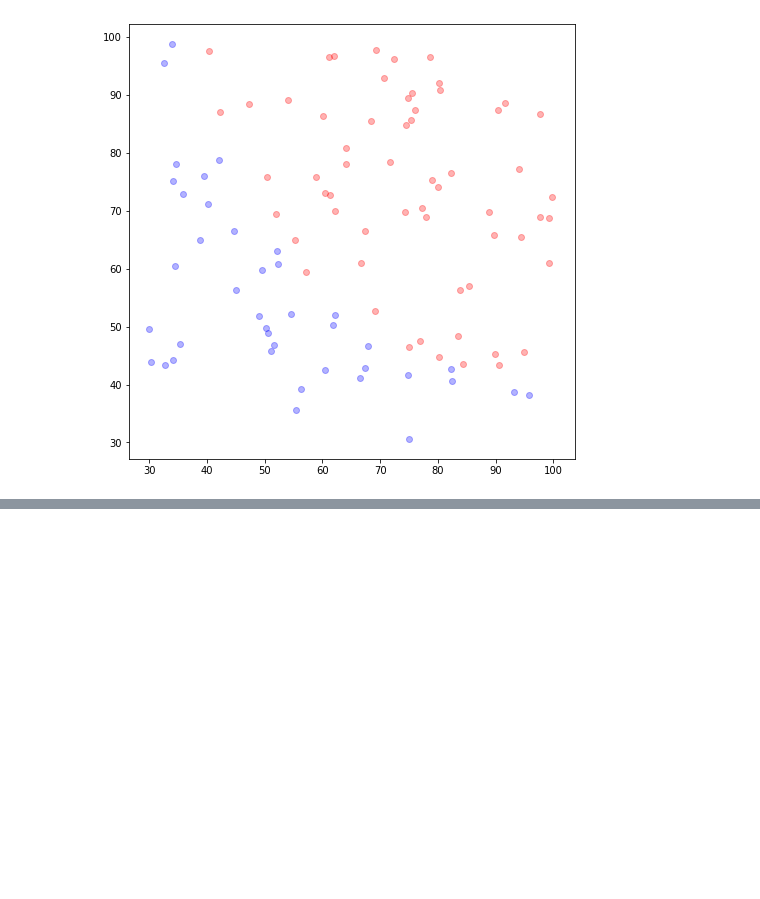
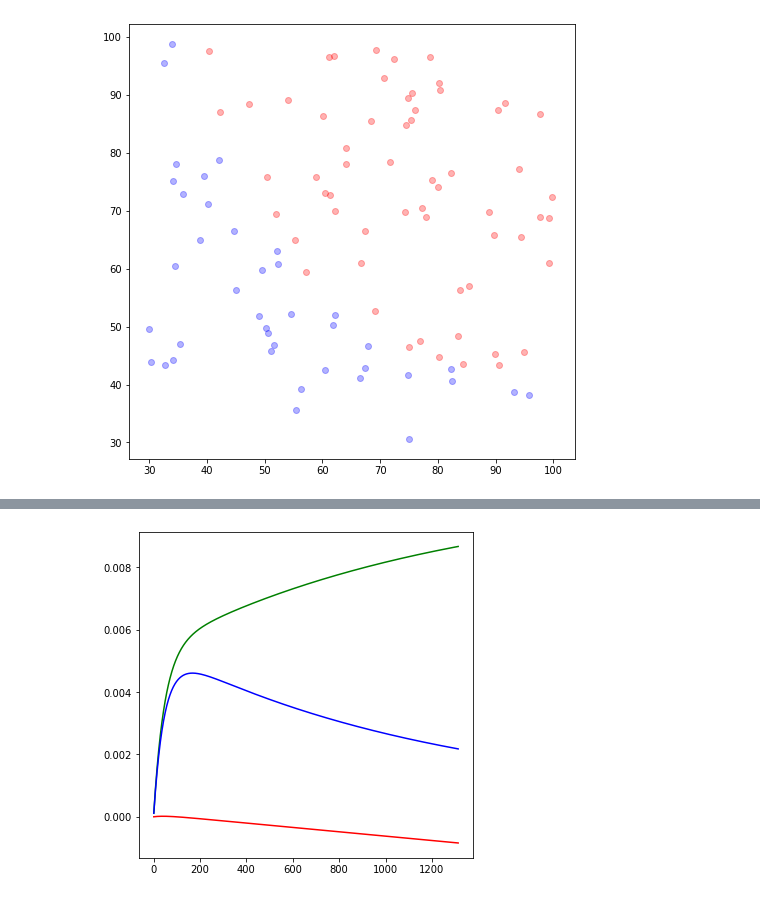
Before and after one commit to sangho-jeon/Machine_Learning, a Jupyter notebook: Assignment05/Assignment05.ipynb, the cells around one changed output, grey strips where cells are left out. Saved outputs shown, nothing was run; the diff lists cells and outputs as text; code cells hidden in the pictures; blank space fills up the shorter version.

```diff
--- a/Assignment05/Assignment05.ipynb
+++ b/Assignment05/Assignment05.ipynb
@@ -1,6 +1,7 @@
 # %%
 import numpy as np
 import matplotlib.pyplot as plt
+from mpl_toolkits.mplot3d import Axes3D
 
 data    = np.genfromtxt("data.txt", delimiter=',')
 
@@ -18,5 +19,37 @@ plt.figure(figsize=(8, 8))
 plt.scatter(x_label0, y_label0, alpha=0.3, c='b')
 plt.scatter(x_label1, y_label1, alpha=0.3, c='r')
 plt.show()
+
+x_label0 = np.array(x_label0)
+x_label1 = np.array(x_label1)
+y_label0 = np.array(y_label0)
+y_label1 = np.array(y_label1)
 # %% [output]
 [figure]
+# %%
+def sigma_z(theta0, theta1, theta2, x, y):
+    tmp1 = theta1*x
+    tmp2 = theta2*y
+    tmp3 = tmp1+tmp2
+    z = theta0 + tmp3
+    t = (-1.0)*z
+    result = 1.0 + np.exp(t)
+    return np.reciprocal(result)
+
+def objective(i, sigma_z):
+    if(i == 0):
+        tmp = 1-sigma_z
+        result = np.log(tmp)
+        tmp2 = np.sum(result)
+        return (-1*tmp2)
+    elif(i == 1):
+        result = np.log(sigma_z)
+        tmp = np.sum(result)
+        return (-1*tmp)
+
+def gradient0(sigma_z, i):
+    return  np.sum(sigma_z - i)
+
+def gradient1(sigma_z, i, step, x):
+    tmp = sigma_z - i
+    return  -1*step*np.sum(tmp*x)
@@ -22,0 +138,8 @@ plt.show()
+# %%
+plt.figure(figsize=(6, 6))
+plt.plot(count_iter, theta0_iter,  color='r')
+plt.plot(count_iter, theta1_iter,  color='g')
+plt.plot(count_iter, theta2_iter,  color='b')
+plt.show()
+# %% [output]
+[figure, added]
```
Also changed, not shown: parts of 3 cells of this notebook.
